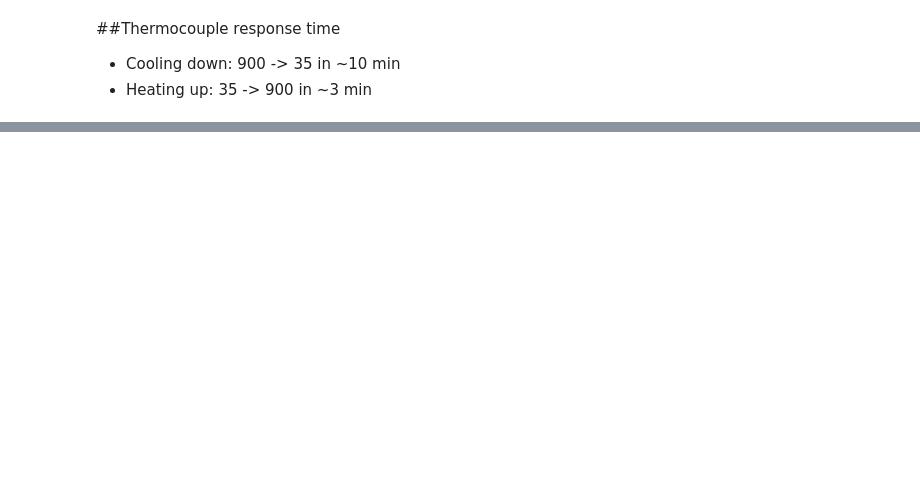
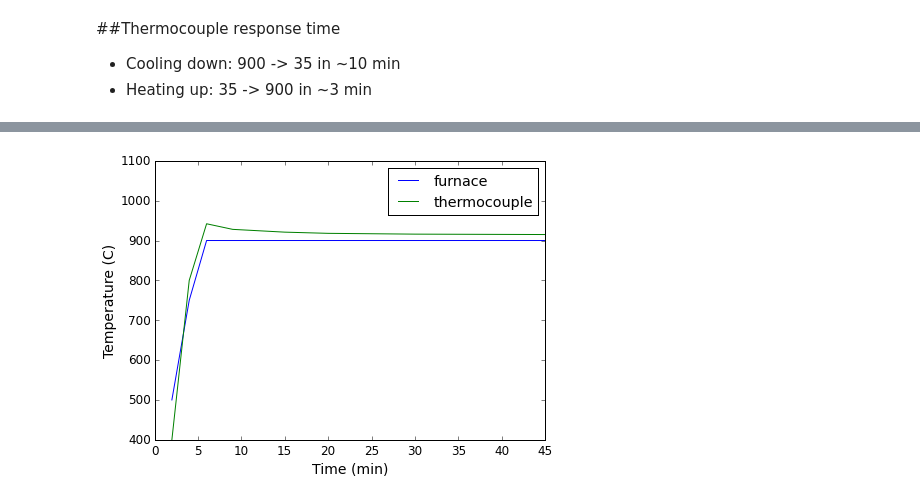
Before and after one commit to bhk37/CNT-Growths, a Jupyter notebook: notes/150601_furnace_characterization_3.ipynb, the cells around one changed output, grey strips where cells are left out. Drawn from its saved outputs; the diff is of its cells as text; code cells hidden in the pictures; blank space fills up the shorter version.

Commit message:
updates and furnace pofile

```diff
--- a/notes/150601_furnace_characterization_3.ipynb
+++ b/notes/150601_furnace_characterization_3.ipynb
@@ -50,0 +96,10 @@ legend(loc = 'upper right')
+# %%
+import pandas as pd
+import csv
+
+df = pd.read_csv('../data/150604_CNT_furnace_ramp_time.txt', skiprows = 1, delimiter = ' ')
+
+labels = next(csv.reader(open('../data/150604_CNT_furnace_ramp_time.txt')))
+labels = dict(zip(list(df.columns), labels))
+
+df.rename(columns = labels)
@@ -50,0 +116,9 @@ legend(loc = 'upper right')
+# %%
+plot(df.time, df.furnace, label = 'furnace')
+plot(df.time, df.thermocouple, label = 'thermocouple')
+xlabel(labels['time'])
+ylabel('Temperature (C)')
+ylim(400, 1100)
+legend();
+# %% [output]
+[figure, added]
```
Also changed, not shown: parts of 7 cells of this notebook, 6 other files.
